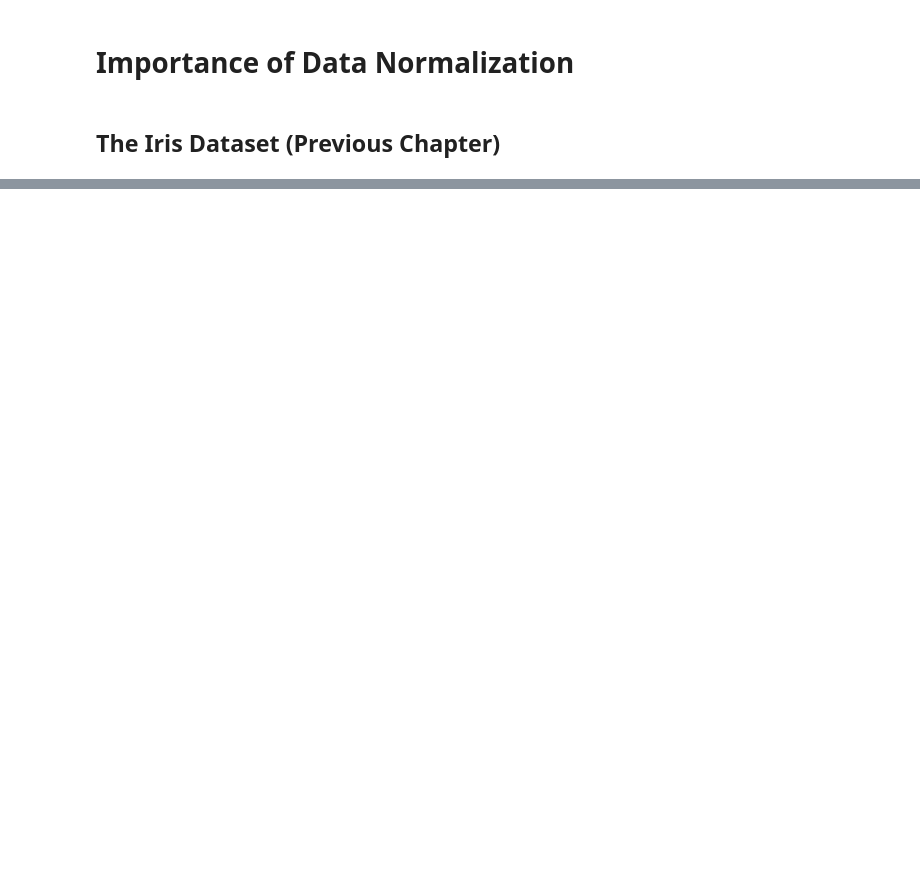
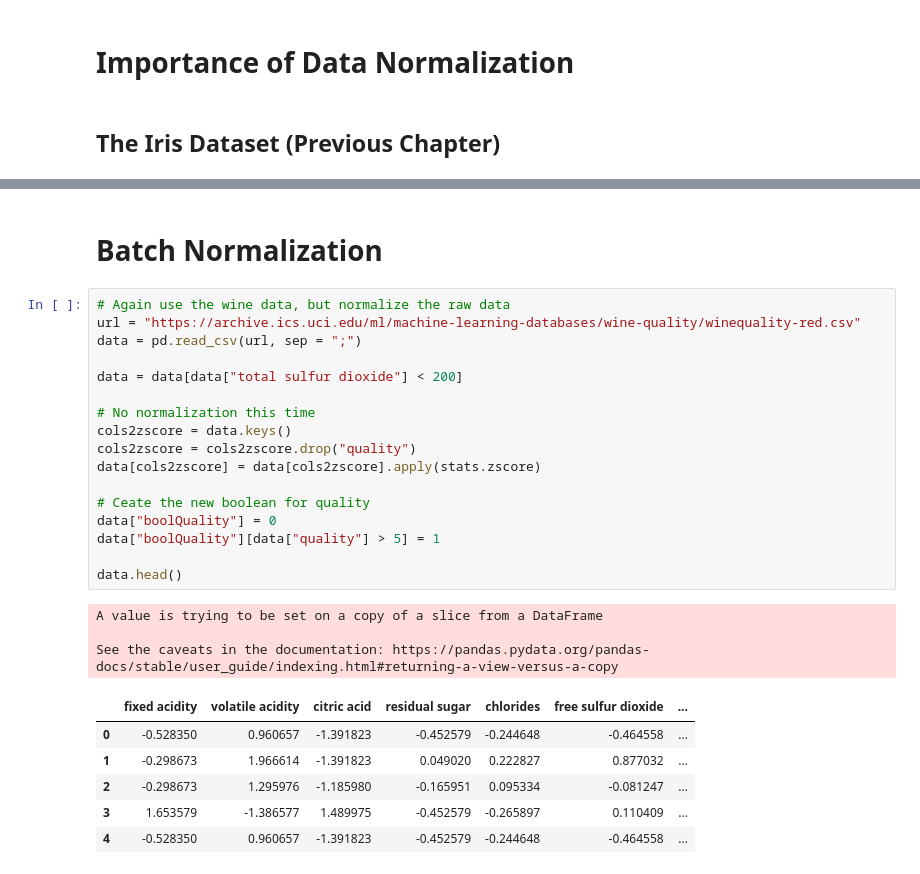
Before and after one commit to ilirsheraj/DUDL, a Jupyter notebook: Chapter_07_Metaparameters.ipynb, the cells around one changed output, grey strips where cells are left out. Drawn from its saved outputs; the diff is of its cells as text; blank space fills up the shorter version.

```diff
--- a/Chapter_07_Metaparameters.ipynb
+++ b/Chapter_07_Metaparameters.ipynb
@@ -436,0 +535,29 @@ labels
+# %% [markdown]
+# Batch Normalization
+# %%
+# Again use the wine data, but normalize the raw data
+url = "https://archive.ics.uci.edu/ml/machine-learning-databases/wine-quality/winequality-red.csv"
+data = pd.read_csv(url, sep = ";")
+
+data = data[data["total sulfur dioxide"] < 200]
+
+# No normalization this time
+cols2zscore = data.keys()
+cols2zscore = cols2zscore.drop("quality")
+data[cols2zscore] = data[cols2zscore].apply(stats.zscore)
+
+# Ceate the new boolean for quality
+data["boolQuality"] = 0
+data["boolQuality"][data["quality"] > 5] = 1
+
+data.head()
+# %% [output]
+A value is trying to be set on a copy of a slice from a DataFrame
+
+See the caveats in the documentation: https://pandas.pydata.org/pandas-docs/stable/user_guide/indexing.html#returning-a-view-versus-a-copy
+|  | fixed acidity | volatile acidity | citric acid | residual sugar | chlorides | free sulfur dioxide | ... |
+| 0 | -0.528350 | 0.960657 | -1.391823 | -0.452579 | -0.244648 | -0.464558 | ... |
+| 1 | -0.298673 | 1.966614 | -1.391823 | 0.049020 | 0.222827 | 0.877032 | ... |
+| 2 | -0.298673 | 1.295976 | -1.185980 | -0.165951 | 0.095334 | -0.081247 | ... |
+| 3 | 1.653579 | -1.386577 | 1.489975 | -0.452579 | -0.265897 | 0.110409 | ... |
+| 4 | -0.528350 | 0.960657 | -1.391823 | -0.452579 | -0.244648 | -0.464558 | ... |
```
Also changed, not shown: parts of 17 cells of this notebook.
